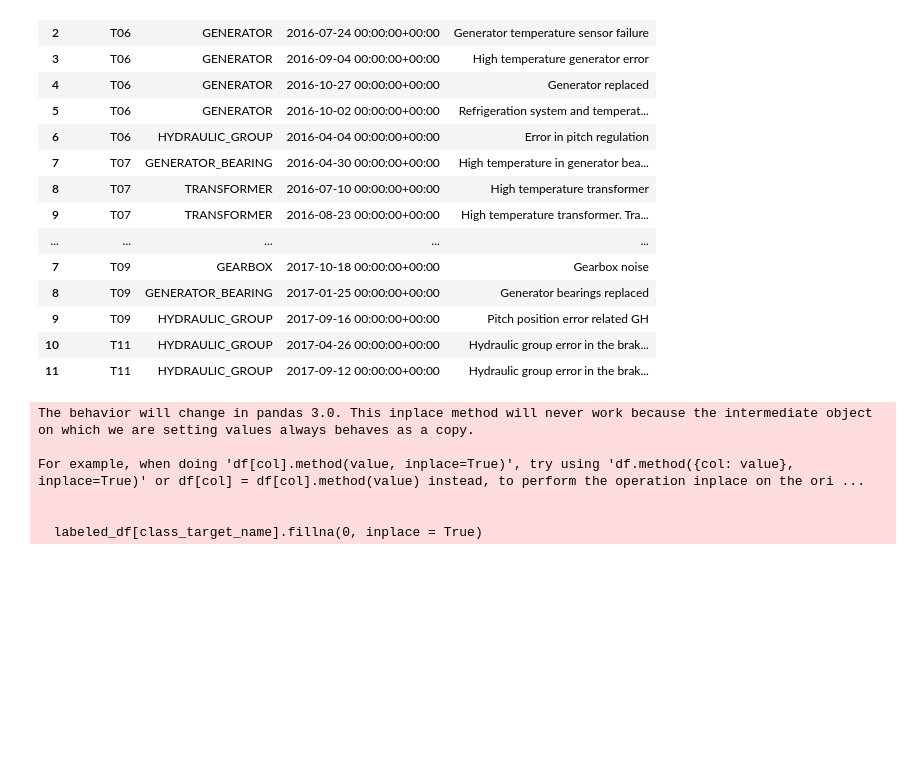
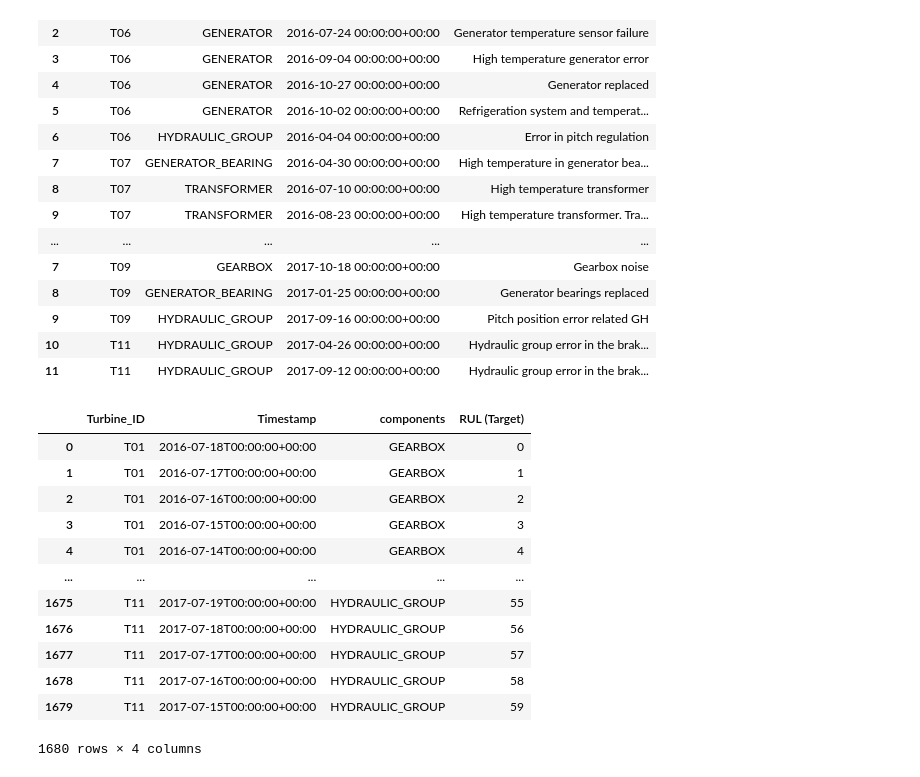
Before and after one commit to Supriya251998/wind_Turbine, a Jupyter notebook: Initial_data_preparation.ipynb, the cells around one changed output. Drawn from its saved outputs; the diff is of its cells as text; code cells hidden in the pictures; blank space fills up the shorter version.

```diff
--- a/Initial_data_preparation.ipynb
+++ b/Initial_data_preparation.ipynb
@@ -181,7 +183,7 @@ failures
 | 11 | T11 | HYDRAULIC_GROUP | 2017-09-12 00:00:00+00:00 | Hydraulic group error in the brak... |
 # %%
 days_lookback = 60
-def create_failure_list(failures: pd.DataFrame, days_lookback: int, target_name: str = "Target") -> pd.DataFrame:
+def create_failure_list(failures: pd.DataFrame, days_lookback: int, value_function, target_name: str = "Target") -> pd.DataFrame:
     failure_list = []
 
     for i in range(len(failures)):
@@ -194,7 +196,9 @@ def create_failure_list(failures: pd.DataFrame, days_lookback: int, target_name:
             delta = timedelta(days=j)
             new_datetime = rounded_datetime - delta
             datetime_formated = new_datetime.replace(tzinfo=timezone.utc)
-            failure_list.append([turbine_id, datetime_formated.isoformat(), components, 1])
+            # Calculate the target value using the provided value_function
+            target_value = value_function(j, days_lookback)
+            failure_list.append([turbine_id, datetime_formated.isoformat(), components,target_value])
 
-    failure_df = pd.DataFrame(failure_list, columns=["Turbine_ID", "Timestamp", "component",target_name])
+    failure_df = pd.DataFrame(failure_list, columns=["Turbine_ID", "Timestamp", "components",target_name])
     return failure_df
@@ -203 +205,24 @@ failure_df_class = create_failure_list(failures, days_lookback, "Failure (Target
+# %%
+reg_target_name = "RUL (Target)"
+class_target_name = "Failure (Target)"
+regression_function = lambda i, j: i
+classif_function = lambda i, j: 1
+failure_df_reg = create_failure_list(failures, days_lookback, regression_function, reg_target_name)
+failure_df_class = create_failure_list(failures, days_lookback, classif_function, class_target_name)
+# %%
+failure_df_reg
+# %% [output]
+|  | Turbine_ID | Timestamp | components | RUL (Target) |
+| 0 | T01 | 2016-07-18T00:00:00+00:00 | GEARBOX | 0 |
+| 1 | T01 | 2016-07-17T00:00:00+00:00 | GEARBOX | 1 |
+| 2 | T01 | 2016-07-16T00:00:00+00:00 | GEARBOX | 2 |
+| 3 | T01 | 2016-07-15T00:00:00+00:00 | GEARBOX | 3 |
+| 4 | T01 | 2016-07-14T00:00:00+00:00 | GEARBOX | 4 |
+| ... | ... | ... | ... | ... |
+| 1675 | T11 | 2017-07-19T00:00:00+00:00 | HYDRAULIC_GROUP | 55 |
+| 1676 | T11 | 2017-07-18T00:00:00+00:00 | HYDRAULIC_GROUP | 56 |
+| 1677 | T11 | 2017-07-17T00:00:00+00:00 | HYDRAULIC_GROUP | 57 |
+| 1678 | T11 | 2017-07-16T00:00:00+00:00 | HYDRAULIC_GROUP | 58 |
+| 1679 | T11 | 2017-07-15T00:00:00+00:00 | HYDRAULIC_GROUP | 59 |
+1680 rows × 4 columns
 # %%
@@ -220,13 +236,5 @@ labeled_df = pd.merge(merged_df.reset_index(drop=True), failure_df_class.reset_i
 # %%
-#labeled_df[reg_target_name].fillna(1.0, inplace = True)
-class_target_name = "Failure (Target)"
-labeled_df[class_target_name].fillna(0, inplace = True)
+labeled_df[reg_target_name] = labeled_df[reg_target_name].fillna(60).astype(int)
+labeled_df[class_target_name] = labeled_df[class_target_name].fillna(0).astype(int)
-# %% [output]
-The behavior will change in pandas 3.0. This inplace method will never work because the intermediate object on which we are setting values always behaves as a copy.
-
-For example, when doing 'df[col].method(value, inplace=True)', try using 'df.method({col: value}, inplace=True)' or df[col] = df[col].method(value) instead, to perform the operation inplace on the ori ...
-
-
-  labeled_df[class_target_name].fillna(0, inplace = True)
 # %%
 labeled_df.drop_duplicates(inplace=True)
```
Also changed, not shown: parts of 8 cells of this notebook.
